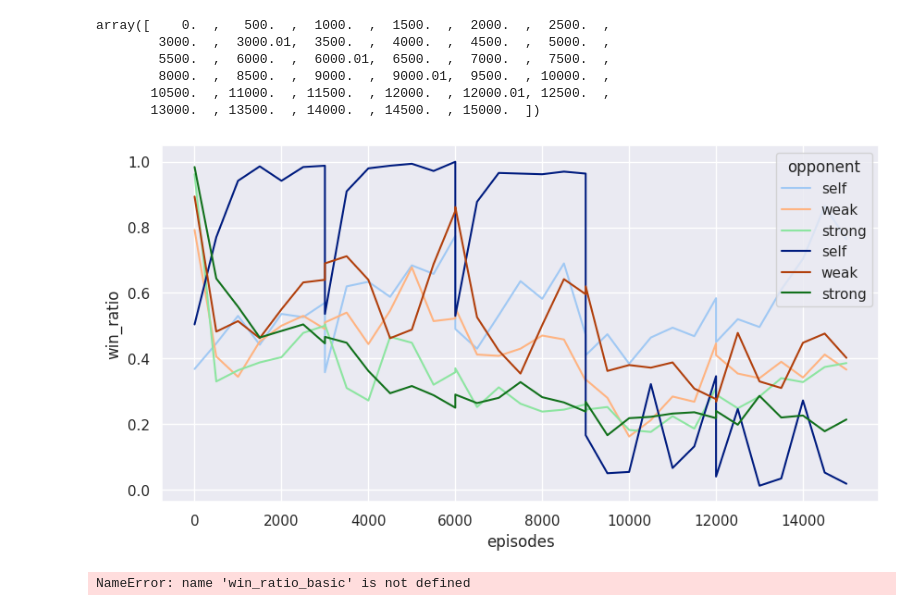
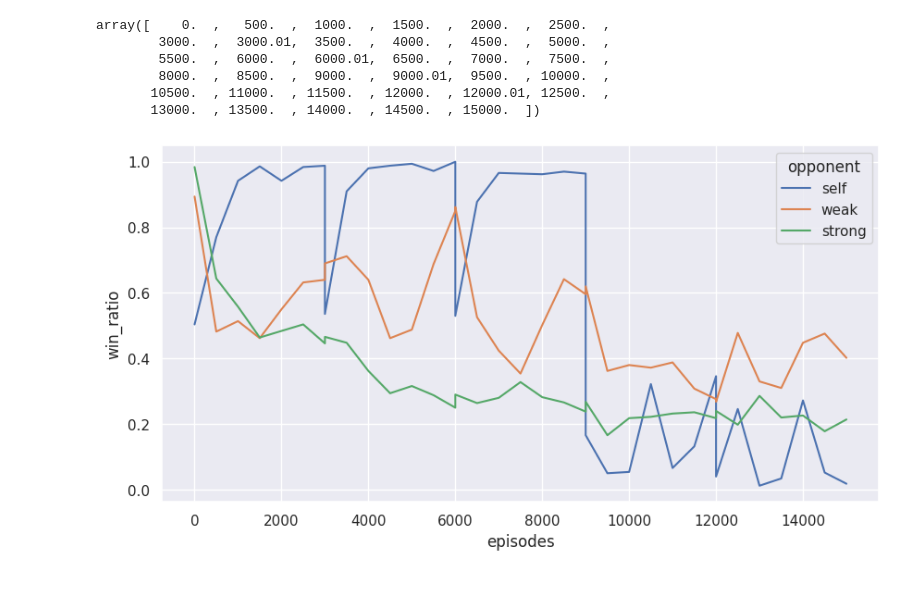
Before and after one commit to Niioon/hockey_rl_challenge, a Jupyter notebook: SoftActorCritic/report_analysis.ipynb, the cells around one changed output. Saved outputs shown, nothing was run; the diff lists cells and outputs as text; code cells hidden in the pictures.

```diff
--- a/SoftActorCritic/report_analysis.ipynb
+++ b/SoftActorCritic/report_analysis.ipynb
@@ -442,15 +388,7 @@ df_auto = df_auto.melt(id_vars=['episodes'], var_name='opponent', value_name='wi
 # %%
 sns.set_theme(style="darkgrid")
 sns.set(rc={'figure.figsize':(10, 5)})
-ax = sns.lineplot(x='episodes', y='win_ratio', hue='opponent', data=df_alpha, palette='pastel')
-ax = sns.lineplot(x='episodes', y='win_ratio', hue='opponent', data=df_auto, palette='dark')
+# ax = sns.lineplot(x='episodes', y='win_ratio', hue='opponent', data=df_alpha, palette='pastel')
+ax = sns.lineplot(x='episodes', y='win_ratio', hue='opponent', data=df_auto)
 # %% [output]
-[figure, old version]
+[figure, new version]
-# %%
-df_basic = pd.DataFrame({'win_ratio_basic': win_ratio_basic})
-df_basic = df_basic.reset_index()
-df_basic = df_basic.rename(columns={'index': 'episodes'})
-df_basic['episodes'] = df_basic['episodes'] * 2500
-df_basic
-# %% [output]
-NameError: name 'win_ratio_basic' is not defined
```
Also changed, not shown: parts of 10 cells of this notebook, 8 other files.
